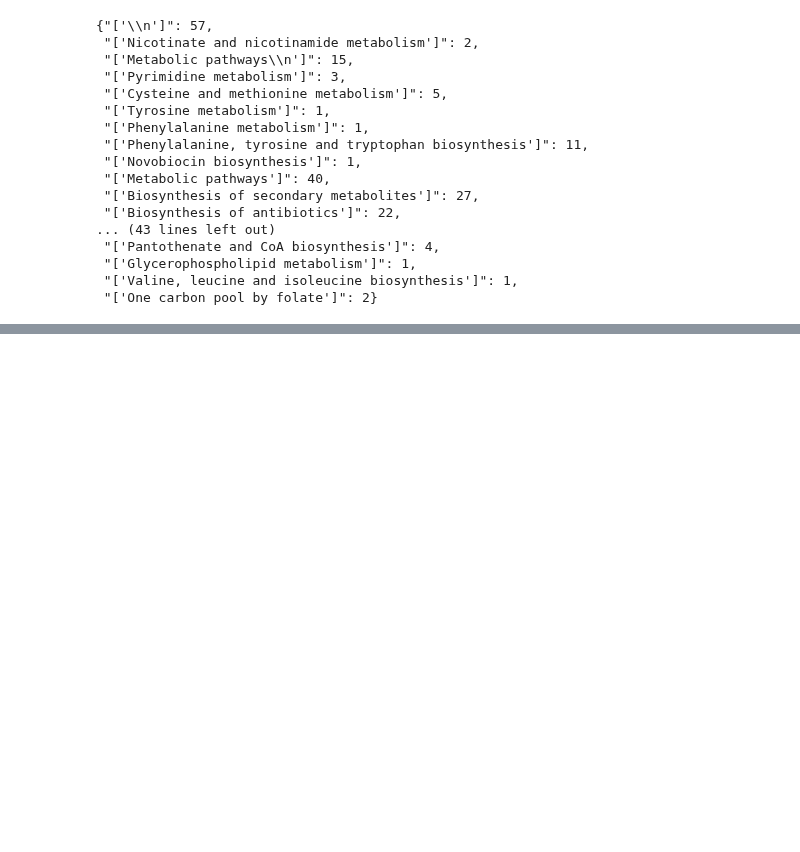
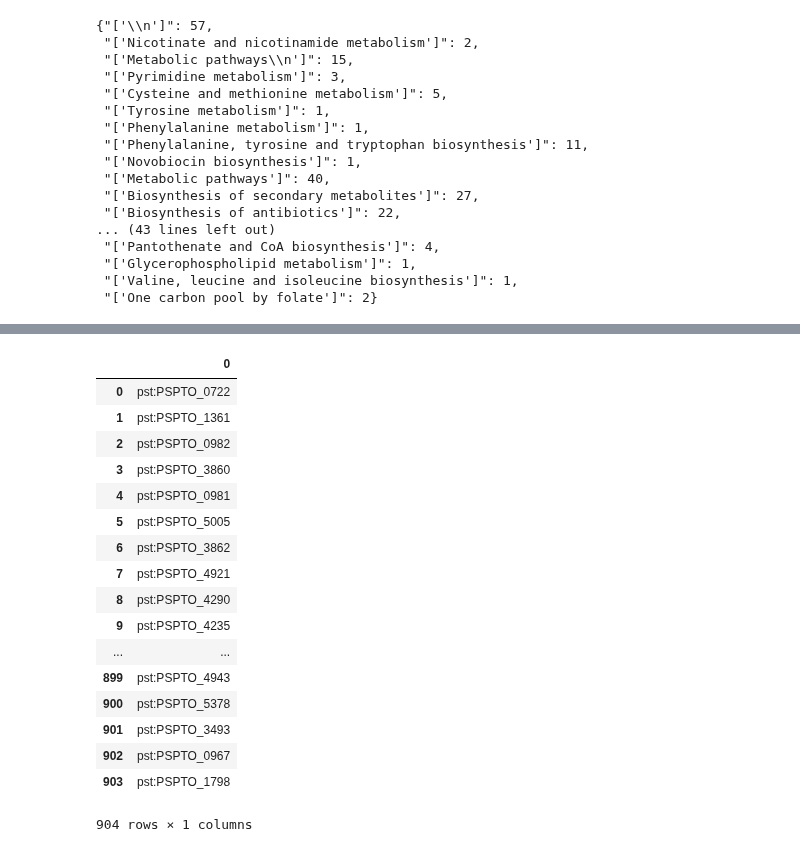
Before and after one commit to gregmedlock/psy_recon, a Jupyter notebook: bin/kegg_scrap_gene_deletions.ipynb, the cells around one changed output, grey strips where cells are left out. Saved outputs shown, nothing was run; the diff lists cells and outputs as text; code cells hidden in the pictures; blank space fills up the shorter version.

```diff
--- a/bin/kegg_scrap_gene_deletions.ipynb
+++ b/bin/kegg_scrap_gene_deletions.ipynb
@@ -467,0 +527,22 @@ anderson_count.to_csv('../results/anderson_media_ontologies_essential_genes.csv'
+# %%
+#change this for r, so that the keggrest can use it
+unique_list = []
+for z in r1:
+    if z not in unique_list:
+        if 'PSPTO_' in z:
+            z = "pst:" + z
+            unique_list.append(z)
+        else: pass
+    else:
+        pass
+# %%
+#change this for r, so that the keggrest can use it
+unique_list1 = []
+unique_list2 = []
+for z in r1:
+    if z not in unique_list1:
+        unique_list1.append(z)
+        z = "pst:" + z
+        unique_list2.append(z)
+    else: pass
+listo = pd.DataFrame(unique_list2)
@@ -467,0 +552,38 @@ anderson_count.to_csv('../results/anderson_media_ontologies_essential_genes.csv'
+# %%
+from pickle import load
+with open("../results/ensembles/pto_ensemble_100_genes_added_2.pickle", 'rb') as infile:
+    ensemble = load(infile)
+# %%
+ensemble_genes = []
+for gene in ensemble.base_model.genes:
+    ensemble_genes.append(gene)
+unique_list1 = []
+unique_list2 = []
+for z in ensemble_genes:
+    if z not in unique_list1:
+        unique_list1.append(z)
+        z = "pst:" + str(z)
+        unique_list2.append(z)
+    else: pass
+listo = pd.DataFrame(unique_list2)
+# %%
+listo
+# %% [output]
+|  | 0 |
+| 0 | pst:PSPTO_0722 |
+| 1 | pst:PSPTO_1361 |
+| 2 | pst:PSPTO_0982 |
+| 3 | pst:PSPTO_3860 |
+| 4 | pst:PSPTO_0981 |
+| 5 | pst:PSPTO_5005 |
+| 6 | pst:PSPTO_3862 |
+| 7 | pst:PSPTO_4921 |
+| 8 | pst:PSPTO_4290 |
+| 9 | pst:PSPTO_4235 |
+| ... | ... |
+| 899 | pst:PSPTO_4943 |
+| 900 | pst:PSPTO_5378 |
+| 901 | pst:PSPTO_3493 |
+| 902 | pst:PSPTO_0967 |
+| 903 | pst:PSPTO_1798 |
+904 rows × 1 columns
```
Also changed, not shown: parts of 7 cells of this notebook, 58 other files.
